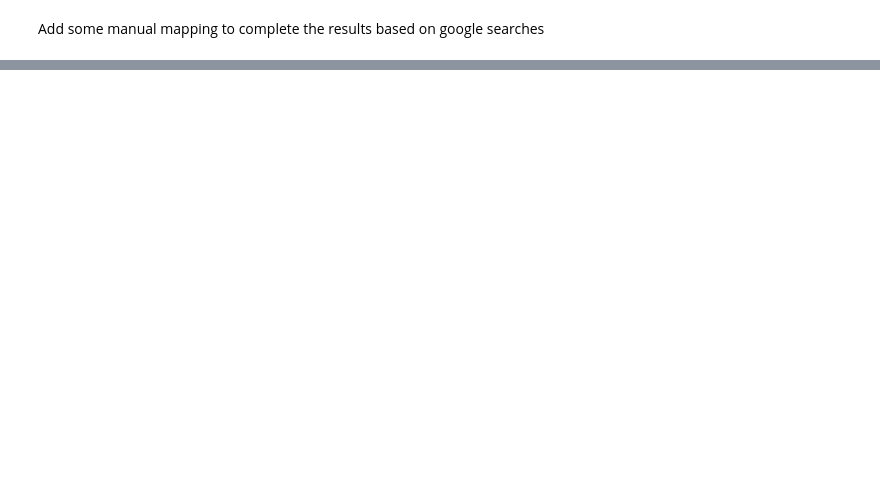
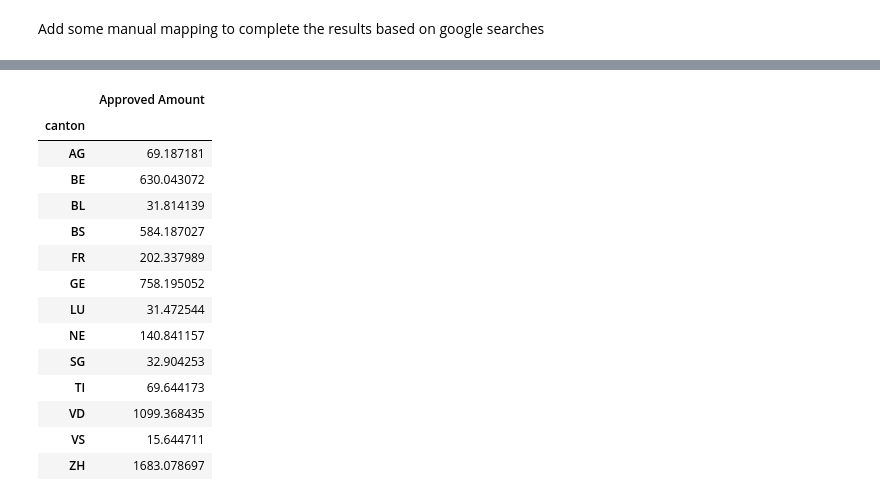
Before and after one commit to mgoretti/ada, a Jupyter notebook: 03 - Interactive Viz/Grantmap.ipynb, the cells around one changed output, grey strips where cells are left out. Drawn from its saved outputs; the diff is of its cells as text; code cells hidden in the pictures; blank space fills up the shorter version.

```diff
--- a/03 - Interactive Viz/Grantmap.ipynb
+++ b/03 - Interactive Viz/Grantmap.ipynb
@@ -143 +185,24 @@ grants_by_canton
+# %%
+# apply a transformation
+
+# divide by 1e6
+grants_by_canton_lin = grants_by_canton.copy()
+grants_by_canton_lin['Approved Amount'] = grants_by_canton_lin['Approved Amount'].apply(lambda x: x/1e6)
+grants_by_canton_lin
+# %% [output]
+|  | Approved Amount |
+| canton |  |
+| AG | 69.187181 |
+| BE | 630.043072 |
+| BL | 31.814139 |
+| BS | 584.187027 |
+| FR | 202.337989 |
+| GE | 758.195052 |
+| LU | 31.472544 |
+| NE | 140.841157 |
+| SG | 32.904253 |
+| TI | 69.644173 |
+| VD | 1099.368435 |
+| VS | 15.644711 |
+| ZH | 1683.078697 |
 # %%
```
Also changed, not shown: parts of 13 cells of this notebook.
